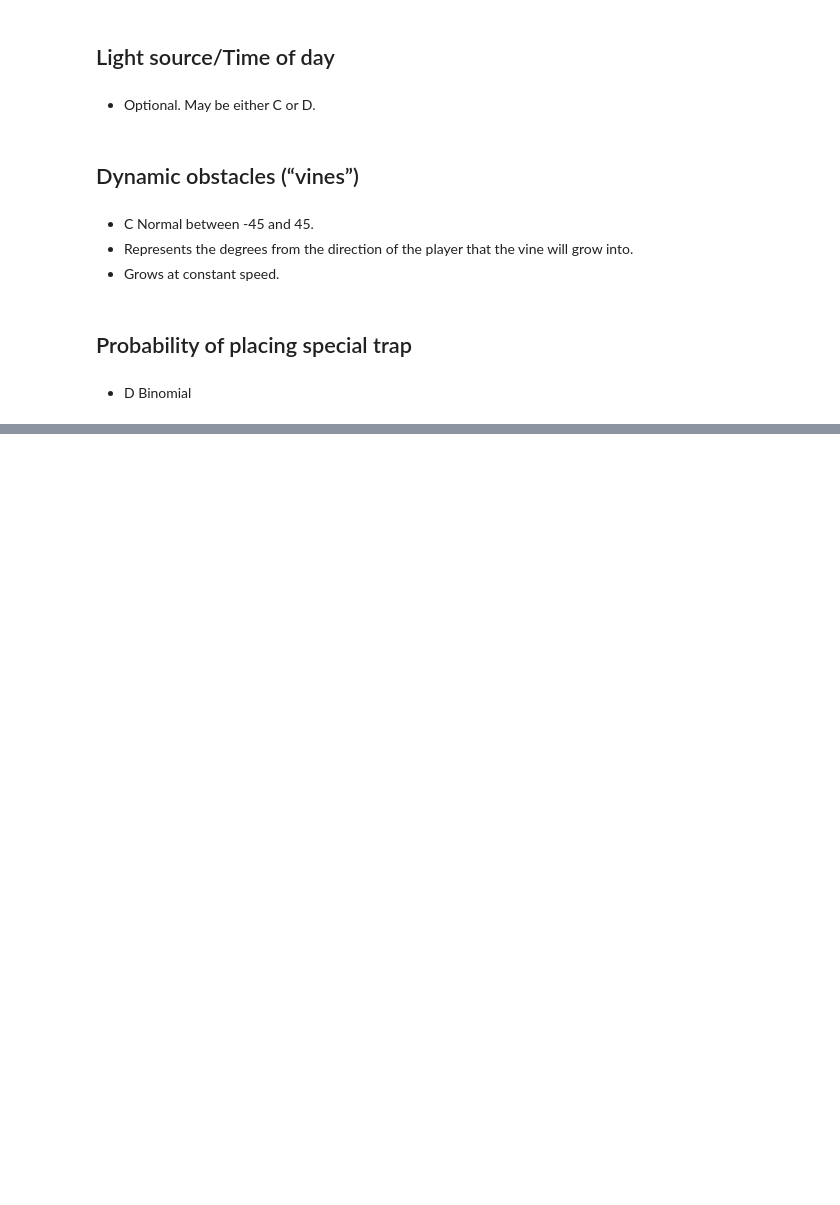
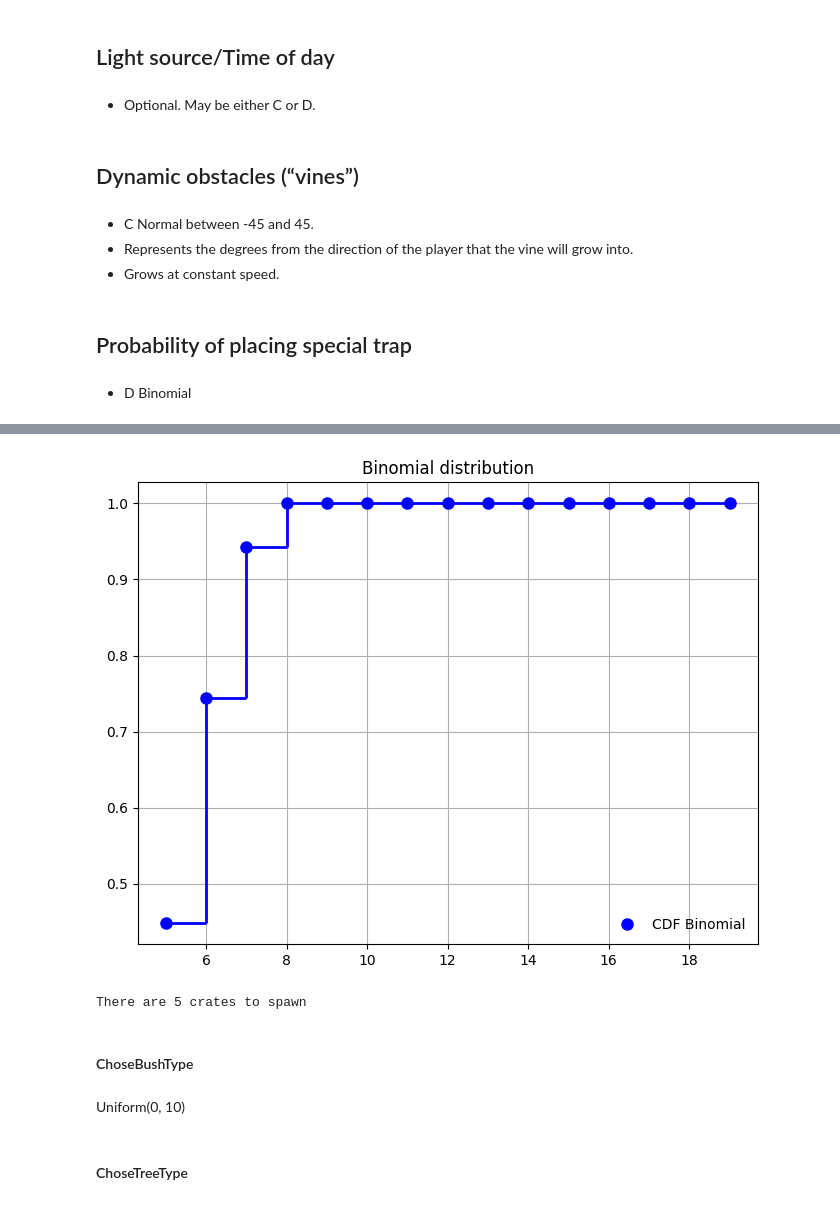
Before and after one commit to TretasPt/PI_JJKR, a Jupyter notebook: ThingsThatShouldBeOutside/Variables.ipynb, the cells around one changed output, grey strips where cells are left out. Saved outputs shown, nothing was run; the diff lists cells and outputs as text; code cells hidden in the pictures; blank space fills up the shorter version.

Commit message:
Update to random variables

```diff
--- a/ThingsThatShouldBeOutside/Variables.ipynb
+++ b/ThingsThatShouldBeOutside/Variables.ipynb
@@ -236,0 +373,15 @@ The round will be 6 seconds
+# %%
+# Generate values for the cumulative distribution function (CDF)
+cdf_values = binom.cdf(x, n, p)
+
+# Create the plot
+plt.figure(figsize=(8, 6))
+plt.plot(x, cdf_values, 'bo', ms=8, label='CDF Binomial')
+plt.vlines(x[1:], cdf_values[:-1], cdf_values[1:], colors='b', lw=2)
+plt.hlines(cdf_values[:-1], x[:-1], x[1:], colors='b', lw=2)
+plt.title("Binomial distribution")
+plt.legend(loc='best', frameon=False)
+plt.grid(True)
+plt.show()
+# %% [output]
+[figure, added]
@@ -236,0 +395,11 @@ The round will be 6 seconds
+# %%
+X = generate_random_number_of_crates(x, n, p)
+print(f'There are {int(X)} crates to spawn')
+# %% [output]
+There are 5 crates to spawn
+# %% [markdown]
+#### ChoseBushType
+# %% [markdown]
+Uniform(0, 10)
+# %% [markdown]
+#### ChoseTreeType
```
Also changed, not shown: parts of 17 cells of this notebook, 2 other files.
